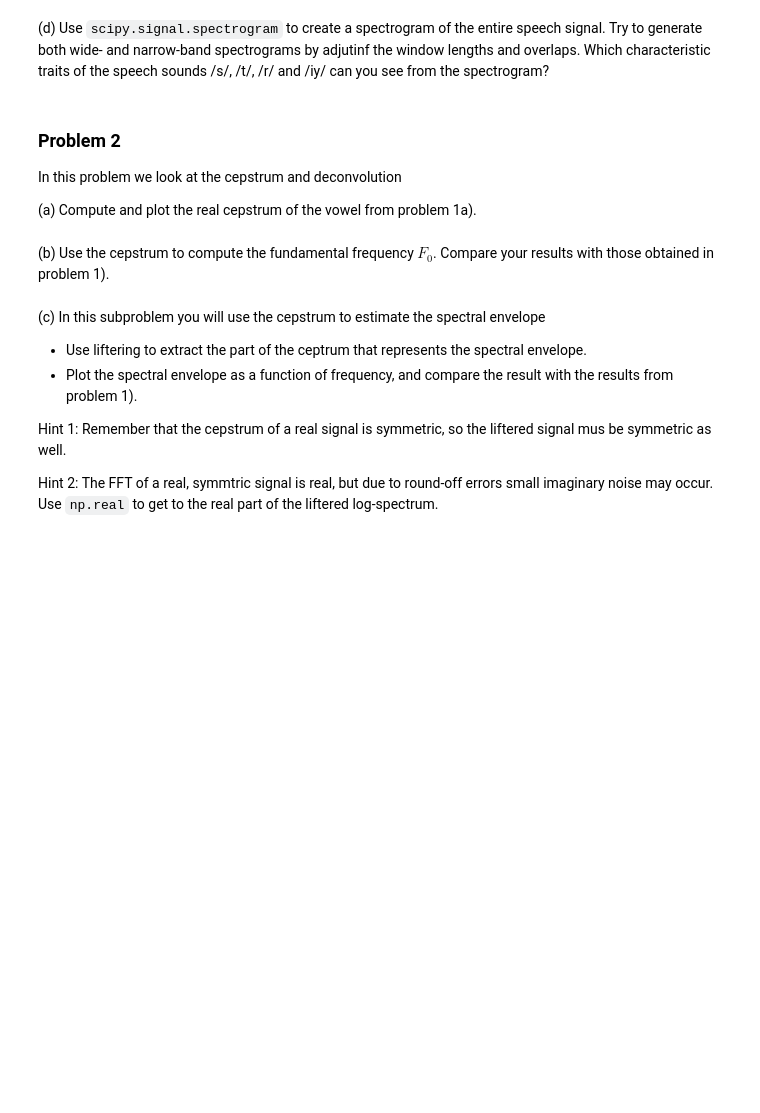
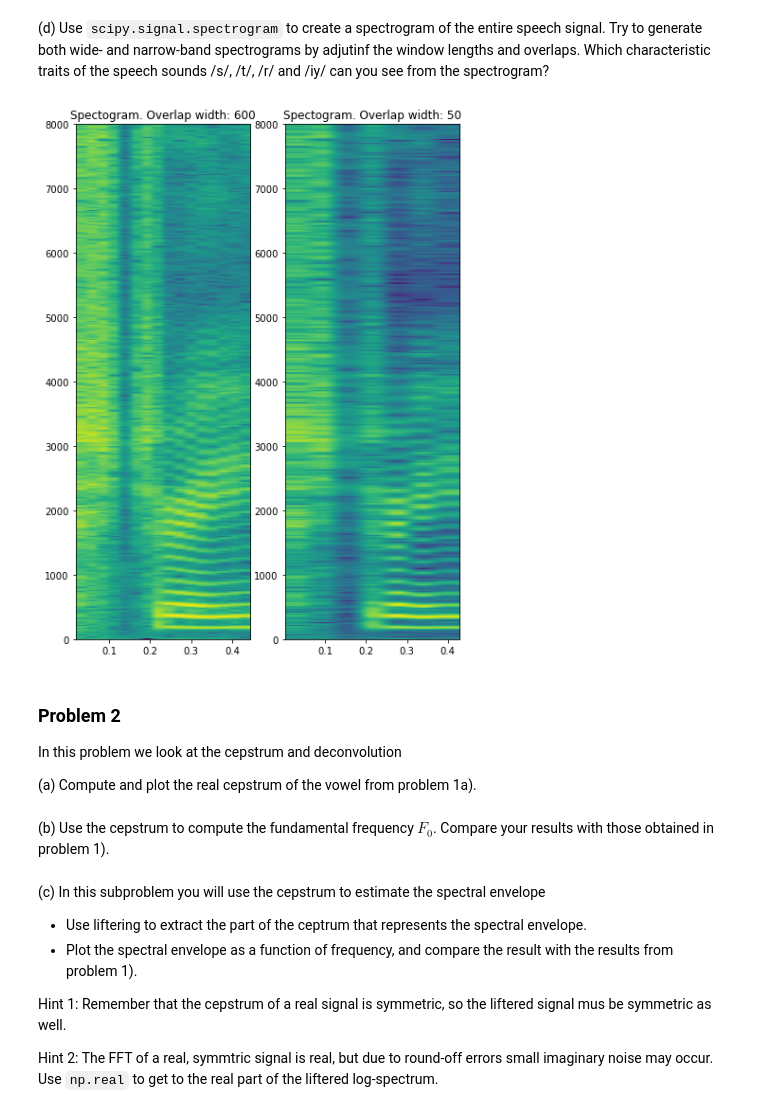
Before and after one commit to jakvah/TTT4185-MachineLearning, a Jupyter notebook: assignment_1.ipynb, the cells around one changed output. Saved outputs shown, nothing was run; the diff lists cells and outputs as text; code cells hidden in the pictures; blank space fills up the shorter version.

Commit message:
Add spectrum task

```diff
--- a/assignment_1.ipynb
+++ b/assignment_1.ipynb
@@ -171,5 +140,24 @@ AttributeError: 'int' object has no attribute 'pop'
 # %% [markdown]
 (d) Use `scipy.signal.spectrogram` to create a spectrogram of the entire speech signal. Try to generate both wide- and narrow-band spectrograms by adjutinf the window lengths and overlaps. Which characteristic traits of the speech sounds /s/, /t/, /r/ and /iy/ can you see from the spectrogram?
+# %%
+# Assuming we are using ffts of lengths n = 1024 as in prev task
+
+#f,t,sxx = scipy.signal.spectrogram(data,fs=Fs)
+#plt.plot(SxxNB)
+#plt.show()
+plt.figure(figsize=(3,10))
+plt.subplots_adjust(right =2.3)
+for overlap in (600,50):
+    if overlap == 600:
+        plt.subplot(121)
+    else:
+        plt.subplot(122)
+    title_string = "Spectogram. Overlap width: " + str(overlap)
+    plt.title(title_string)
+    _ = plt.specgram(data,NFFT=1024,Fs=Fs,noverlap=overlap,scale="dB")
+plt.show()
+# %% [output]
+[figure, added]
 # %% [markdown]
 ### Problem 2
 In this problem we look at the cepstrum and deconvolution
```
Also changed, not shown: parts of 4 cells of this notebook.
